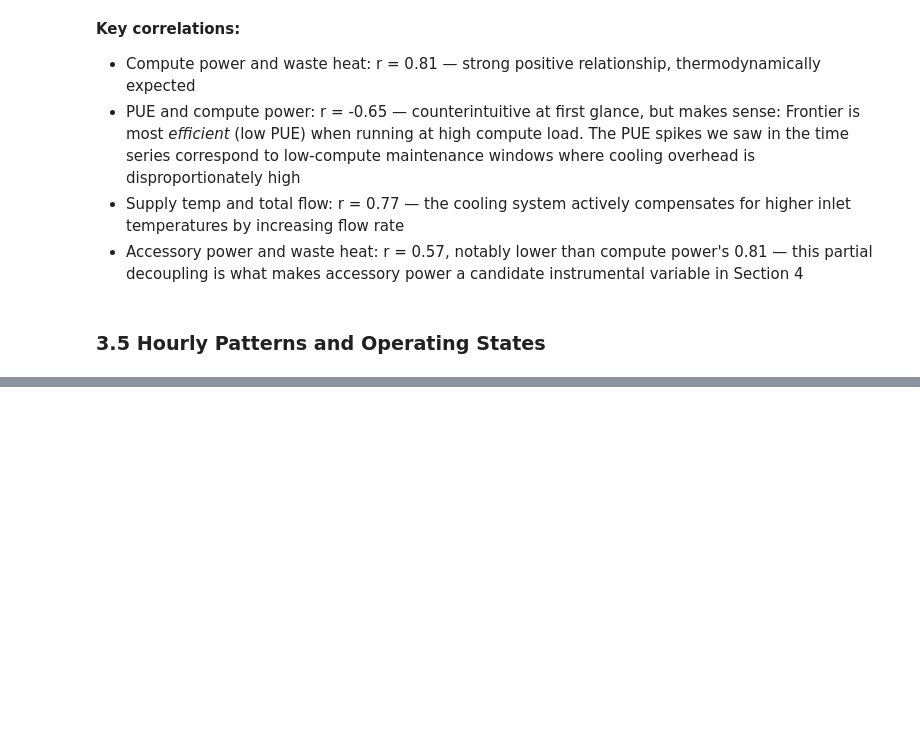
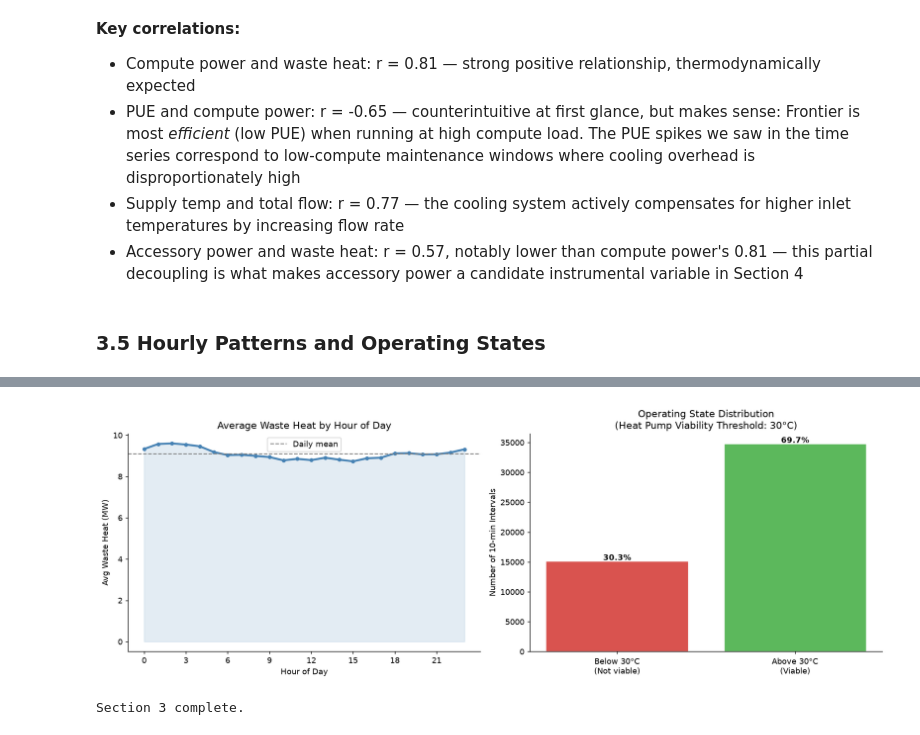
Before and after one commit to Data-Laur/thermal-intelligence-hpc, a Jupyter notebook: data/thermal_intelligence.ipynb, the cells around one changed output, grey strips where cells are left out. Cells and saved outputs as stored; diff of their text form; code cells hidden in the pictures; blank space fills up the shorter version.

Commit message:
Add hourly patterns figure and update notebook

```diff
--- a/data/thermal_intelligence.ipynb
+++ b/data/thermal_intelligence.ipynb
@@ -356,0 +391,37 @@ NameError: name 'df' is not defined
+# %%
+# Section 3: Hourly patterns and operating states
+fig, axes = plt.subplots(1, 2, figsize=(14, 5))
+
+# Average waste heat by hour of day
+hourly = df.groupby('hour')['total_waste_heat_mw'].mean()
+axes[0].plot(hourly.index, hourly.values,
+             color='steelblue', lw=2.5, marker='o', markersize=4)
+axes[0].fill_between(hourly.index, hourly.values, alpha=0.15, color='steelblue')
+axes[0].axhline(y=hourly.mean(), color='gray', linestyle='--', lw=1.2, label='Daily mean')
+axes[0].set_xlabel('Hour of Day')
+axes[0].set_ylabel('Avg Waste Heat (MW)')
+axes[0].set_title('Average Waste Heat by Hour of Day')
+axes[0].set_xticks(range(0, 24, 3))
+axes[0].legend()
+
+# Operating state distribution: above/below 30°C threshold
+df['recovery_viable'] = df['avg_return_temp_c'] > 30
+state_counts = df['recovery_viable'].value_counts()
+labels = ['Below 30°C\n(Not viable)', 'Above 30°C\n(Viable)']
+colors = ['#d9534f', '#5cb85c']
+axes[1].bar(labels, [state_counts.get(False, 0), state_counts.get(True, 0)],
+            color=colors, edgecolor='white', linewidth=0.8)
+axes[1].set_ylabel('Number of 10-min Intervals')
+axes[1].set_title('Operating State Distribution\n(Heat Pump Viability Threshold: 30°C)')
+for i, v in enumerate([state_counts.get(False, 0), state_counts.get(True, 0)]):
+    pct = v / len(df) * 100
+    axes[1].text(i, v + 200, f'{pct:.1f}%', ha='center', fontweight='bold')
+
+plt.tight_layout()
+plt.savefig('figures/hourly_patterns.png', dpi=150, bbox_inches='tight')
+plt.show()
+plt.close()
+print("Section 3 complete.")
+# %% [output]
+[figure, added]
+Section 3 complete.
```
Also changed, not shown: parts of 6 cells of this notebook, 1 other file.
